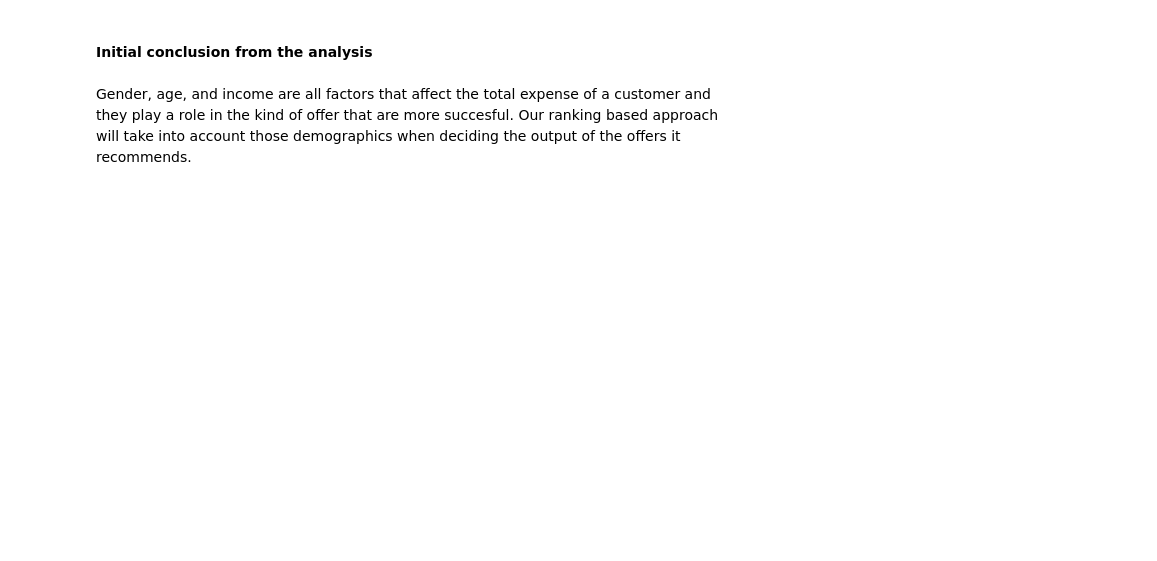
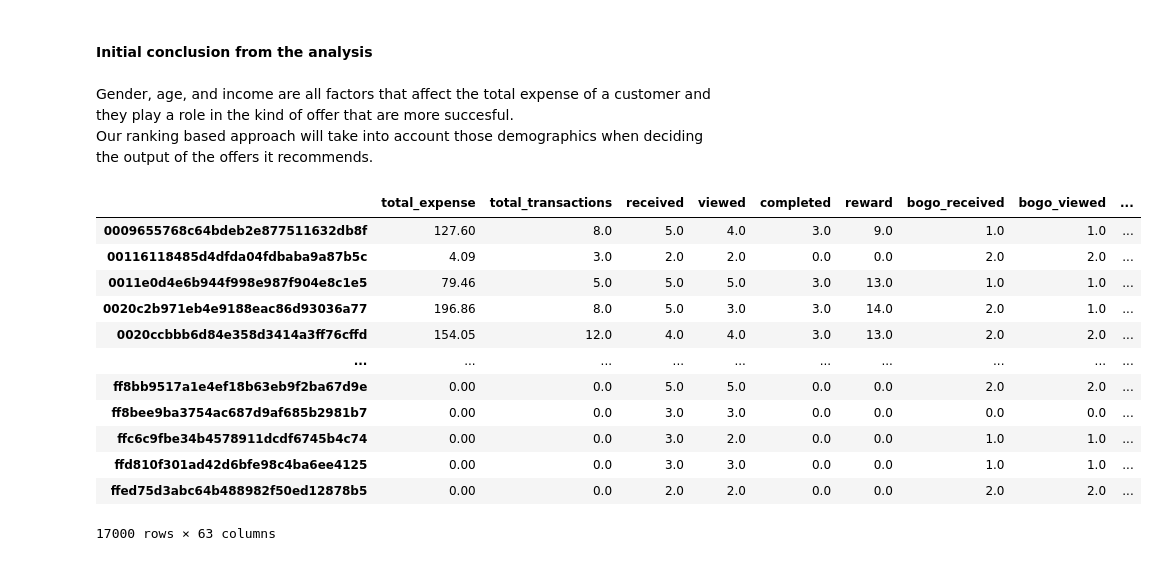
Before and after one commit to harrystamatoukos/starbucks_project, a Jupyter notebook: starbucks_analysis.ipynb, the cells around one changed output. Cells and saved outputs as stored; diff of their text form; code cells hidden in the pictures; blank space fills up the shorter version.

```diff
--- a/starbucks_analysis.ipynb
+++ b/starbucks_analysis.ipynb
@@ -158,3 +274,19 @@ customers.groupby('gender')['total_expense'].mean().plot(kind='bar')
 # %% [markdown]
 Gender, age, and income are all factors that affect the total expense of a customer and they play a role in the kind of offer that are more succesful.
 Our ranking based approach will take into account those demographics when deciding the output of the offers it recommends.
+# %%
+customers
+# %% [output]
+|  | total_expense | total_transactions | received | viewed | completed | reward | bogo_received | bogo_viewed | ... |
+| 0009655768c64bdeb2e877511632db8f | 127.60 | 8.0 | 5.0 | 4.0 | 3.0 | 9.0 | 1.0 | 1.0 | ... |
+| 00116118485d4dfda04fdbaba9a87b5c | 4.09 | 3.0 | 2.0 | 2.0 | 0.0 | 0.0 | 2.0 | 2.0 | ... |
+| 0011e0d4e6b944f998e987f904e8c1e5 | 79.46 | 5.0 | 5.0 | 5.0 | 3.0 | 13.0 | 1.0 | 1.0 | ... |
+| 0020c2b971eb4e9188eac86d93036a77 | 196.86 | 8.0 | 5.0 | 3.0 | 3.0 | 14.0 | 2.0 | 1.0 | ... |
+| 0020ccbbb6d84e358d3414a3ff76cffd | 154.05 | 12.0 | 4.0 | 4.0 | 3.0 | 13.0 | 2.0 | 2.0 | ... |
+| ... | ... | ... | ... | ... | ... | ... | ... | ... | ... |
+| ff8bb9517a1e4ef18b63eb9f2ba67d9e | 0.00 | 0.0 | 5.0 | 5.0 | 0.0 | 0.0 | 2.0 | 2.0 | ... |
+| ff8bee9ba3754ac687d9af685b2981b7 | 0.00 | 0.0 | 3.0 | 3.0 | 0.0 | 0.0 | 0.0 | 0.0 | ... |
+| ffc6c9fbe34b4578911dcdf6745b4c74 | 0.00 | 0.0 | 3.0 | 2.0 | 0.0 | 0.0 | 1.0 | 1.0 | ... |
+| ffd810f301ad42d6bfe98c4ba6ee4125 | 0.00 | 0.0 | 3.0 | 3.0 | 0.0 | 0.0 | 1.0 | 1.0 | ... |
+| ffed75d3abc64b488982f50ed12878b5 | 0.00 | 0.0 | 2.0 | 2.0 | 0.0 | 0.0 | 2.0 | 2.0 | ... |
+17000 rows × 63 columns
```
Also changed, not shown: parts of 21 cells of this notebook, 1 other file.
